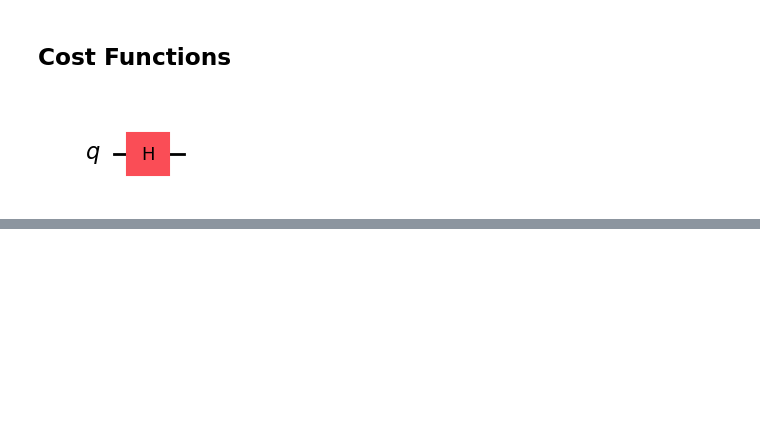
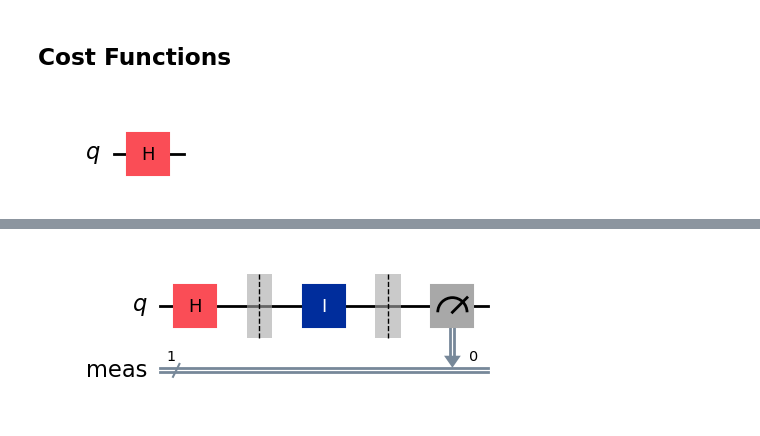
Before and after one commit to Nihar-Shah2001/Quantum_Computing_Notes, a Jupyter notebook: Notes/codes/Variation_Algorithms.ipynb, the cells around one changed output, grey strips where cells are left out. Saved outputs shown, nothing was run; the diff lists cells and outputs as text; code cells hidden in the pictures; blank space fills up the shorter version.

```diff
--- a/Notes/codes/Variation_Algorithms.ipynb
+++ b/Notes/codes/Variation_Algorithms.ipynb
@@ -174,0 +180,5 @@ original_circuit.draw("mpl")
+# %%
+# Auxiliary circuit for Z
+aux_circuits[1].draw('mpl')
+# %% [output]
+[figure, added]
```
Also changed, not shown: parts of 21 cells of this notebook, 39 other files.
